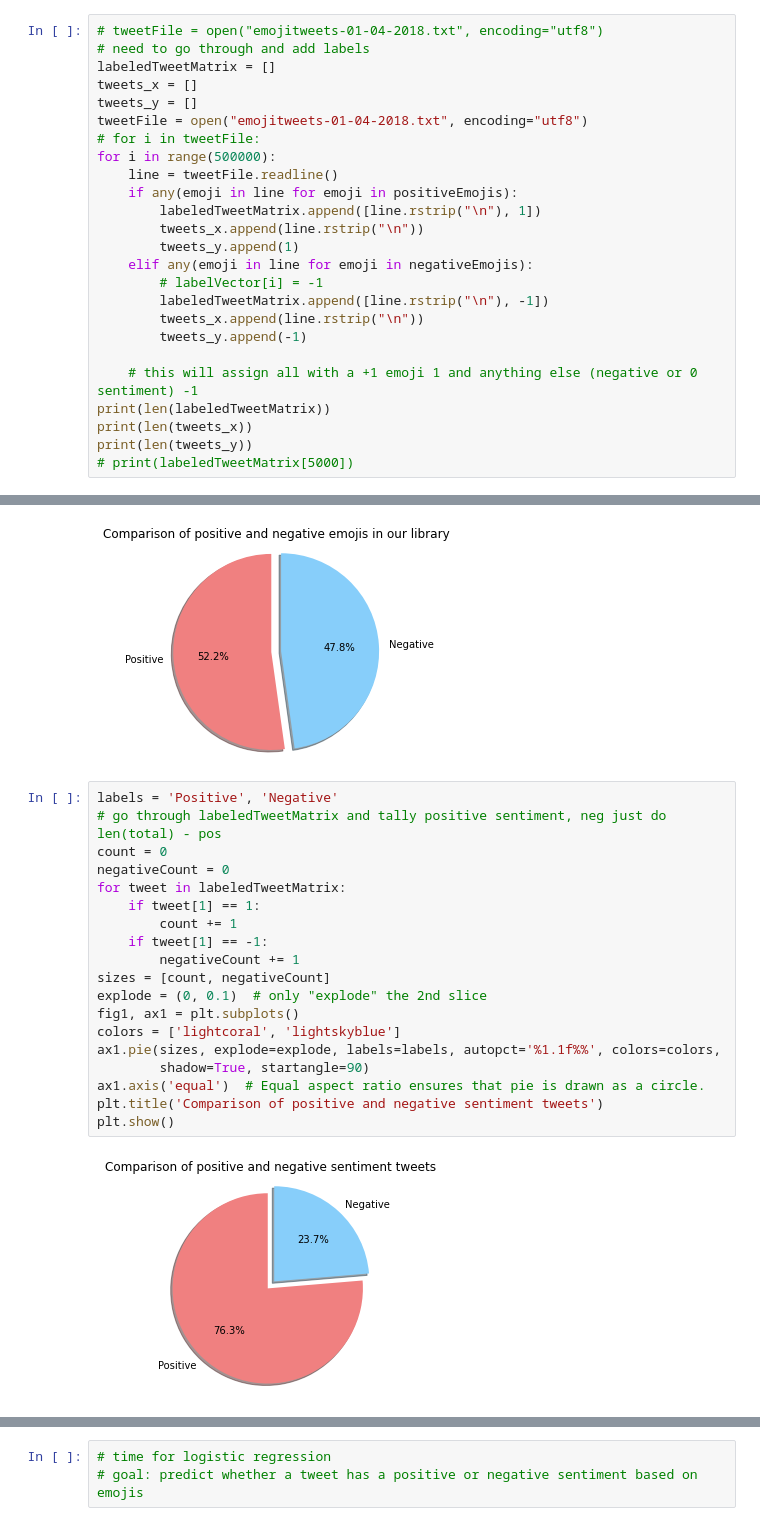
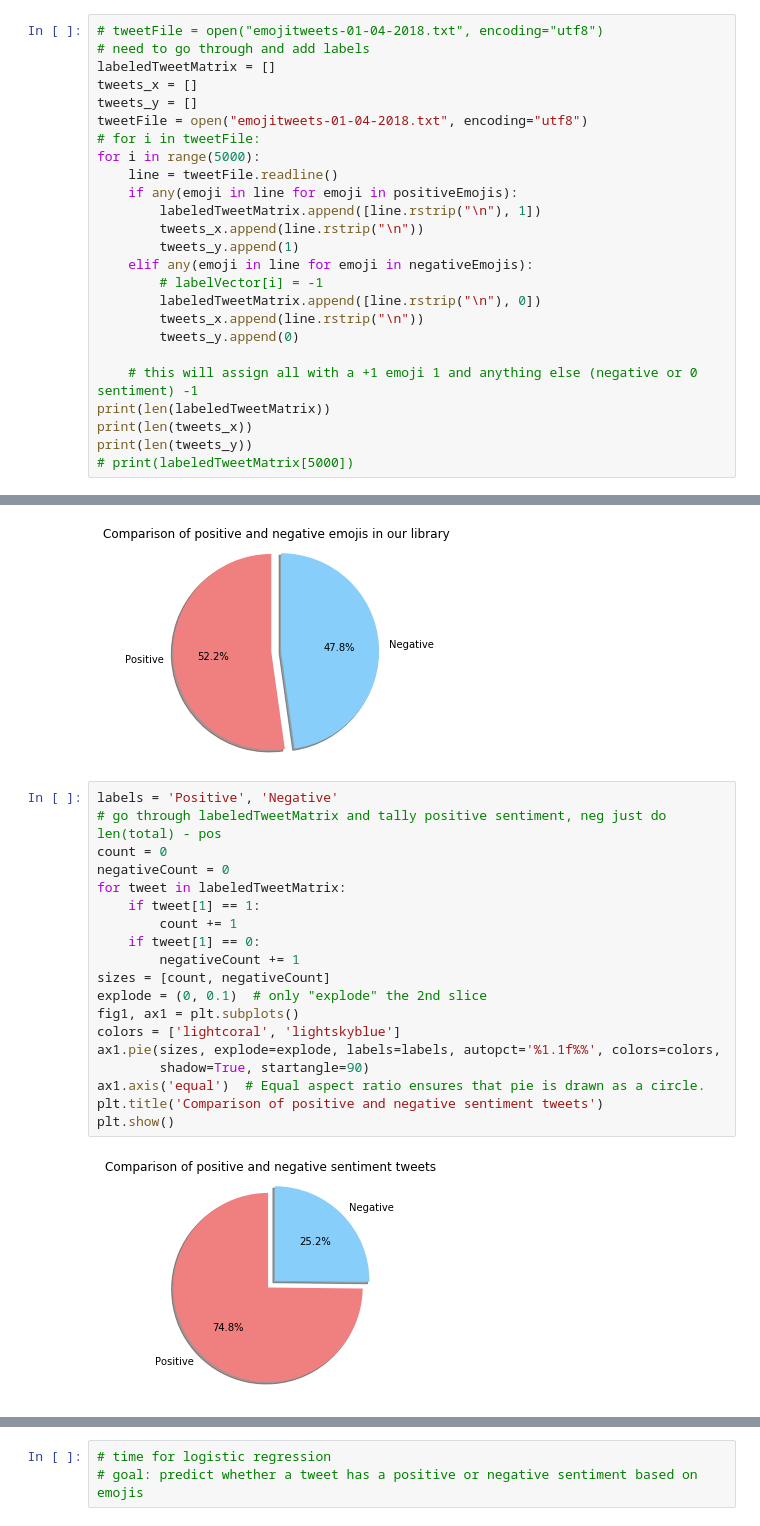
Before and after one commit to akarafas/comp562_Emoji_Classification, a Jupyter notebook: emoji_classification_logistic.ipynb, the cells around one changed output, grey strips where cells are left out. Saved outputs shown, nothing was run; the diff lists cells and outputs as text.

```diff
--- a/emoji_classification_logistic.ipynb
+++ b/emoji_classification_logistic.ipynb
@@ -36,7 +36,7 @@ tweets_x = []
 tweets_y = []
 tweetFile = open("emojitweets-01-04-2018.txt", encoding="utf8")
 # for i in tweetFile:
-for i in range(500000):
+for i in range(5000):
     line = tweetFile.readline()
     if any(emoji in line for emoji in positiveEmojis):
         labeledTweetMatrix.append([line.rstrip("\n"), 1])
@@ -44,9 +44,9 @@ for i in range(500000):
         tweets_y.append(1)
     elif any(emoji in line for emoji in negativeEmojis):
         # labelVector[i] = -1
-        labeledTweetMatrix.append([line.rstrip("\n"), -1])
+        labeledTweetMatrix.append([line.rstrip("\n"), 0])
         tweets_x.append(line.rstrip("\n"))
-        tweets_y.append(-1)
+        tweets_y.append(0)
 
     # this will assign all with a +1 emoji 1 and anything else (negative or 0 sentiment) -1
 print(len(labeledTweetMatrix))
@@ -92,24 +92,24 @@ plt.show()
 # %%
 labels = 'Positive', 'Negative'
 # go through labeledTweetMatrix and tally positive sentiment, neg just do len(total) - pos
 count = 0
 negativeCount = 0
 for tweet in labeledTweetMatrix:
     if tweet[1] == 1:
         count += 1
-    if tweet[1] == -1:
+    if tweet[1] == 0:
         negativeCount += 1
 sizes = [count, negativeCount]
 explode = (0, 0.1)  # only "explode" the 2nd slice
 fig1, ax1 = plt.subplots()
 colors = ['lightcoral', 'lightskyblue']
 ax1.pie(sizes, explode=explode, labels=labels, autopct='%1.1f%%', colors=colors,
         shadow=True, startangle=90)
 ax1.axis('equal')  # Equal aspect ratio ensures that pie is drawn as a circle.
 plt.title('Comparison of positive and negative sentiment tweets')
 plt.show()
 # %% [output]
-[figure, old version]
+[figure, new version]
 # %%
 # need to preprocess
 import nltk                                # Python library for NLP
```
Also changed, not shown: parts of 21 cells of this notebook.
